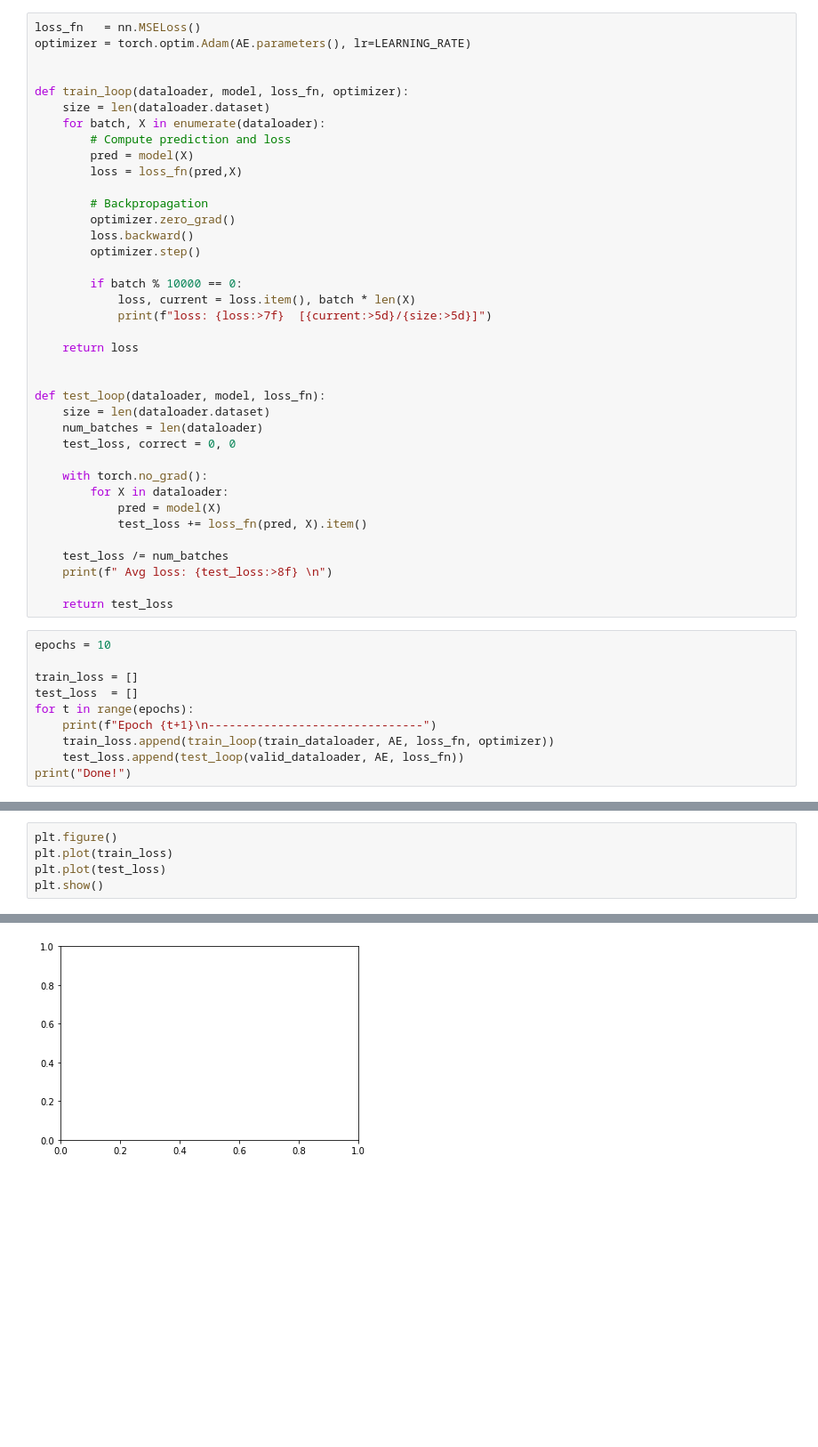
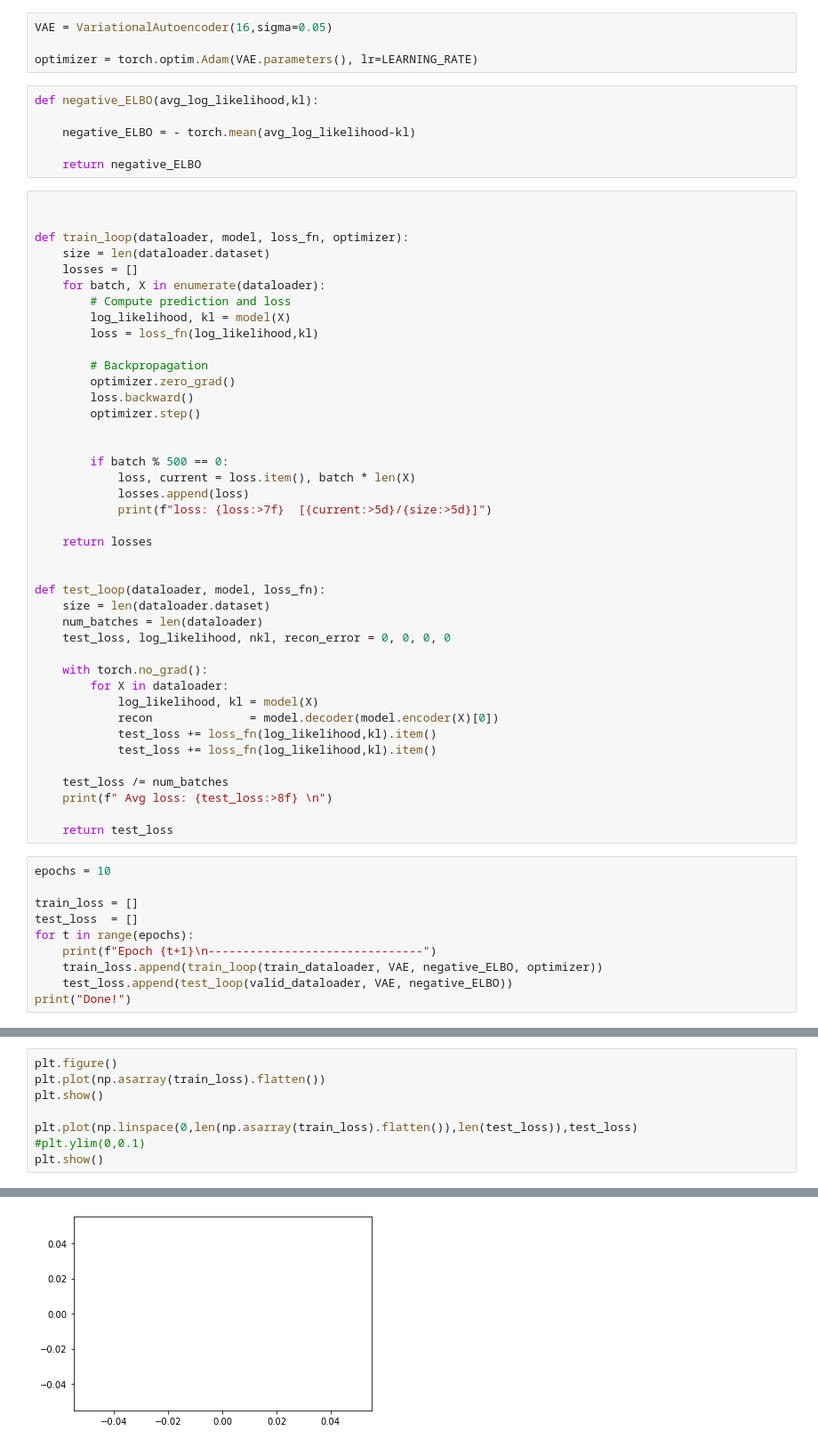
Before and after one commit to VMBoehm/ML_Lectures, a Jupyter notebook: IntroductionToVariationalAutoencoders_solutions.ipynb, the cells around one changed output, grey strips where cells are left out. Shown at 89% size. Drawn from its saved outputs; the diff is of its cells as text; blank space fills up the shorter version.

```diff
--- a/IntroductionToVariationalAutoencoders_solutions.ipynb
+++ b/IntroductionToVariationalAutoencoders_solutions.ipynb
@@ -228,36 +428,49 @@ AE = Autoencoder()
+# %%
+VAE = VariationalAutoencoder(16,sigma=0.05)
+
+optimizer = torch.optim.Adam(VAE.parameters(), lr=LEARNING_RATE)
+# %%
+def negative_ELBO(avg_log_likelihood,kl):
+
+    negative_ELBO = - torch.mean(avg_log_likelihood-kl)
+
+    return negative_ELBO
 # %%
-loss_fn   = nn.MSELoss()
-optimizer = torch.optim.Adam(AE.parameters(), lr=LEARNING_RATE)
 
 
 def train_loop(dataloader, model, loss_fn, optimizer):
     size = len(dataloader.dataset)
+    losses = []
     for batch, X in enumerate(dataloader):
         # Compute prediction and loss
-        pred = model(X)
-        loss = loss_fn(pred,X)
+        log_likelihood, kl = model(X)
+        loss = loss_fn(log_likelihood,kl)
 
         # Backpropagation
         optimizer.zero_grad()
         loss.backward()
         optimizer.step()
 
-        if batch % 10000 == 0:
+
+        if batch % 500 == 0:
             loss, current = loss.item(), batch * len(X)
+            losses.append(loss)
             print(f"loss: {loss:>7f}  [{current:>5d}/{size:>5d}]")
 
-    return loss
+    return losses
 
 
 def test_loop(dataloader, model, loss_fn):
     size = len(dataloader.dataset)
     num_batches = len(dataloader)
-    test_loss, correct = 0, 0
+    test_loss, log_likelihood, nkl, recon_error = 0, 0, 0, 0
 
     with torch.no_grad():
         for X in dataloader:
-            pred = model(X)
-            test_loss += loss_fn(pred, X).item()
+            log_likelihood, kl = model(X)
+            recon              = model.decoder(model.encoder(X)[0])
+            test_loss += loss_fn(log_likelihood,kl).item()
+            test_loss += loss_fn(log_likelihood,kl).item()
 
     test_loss /= num_batches
     print(f" Avg loss: {test_loss:>8f} \n")
@@ -270,8 +483,8 @@ train_loss = []
 test_loss  = []
 for t in range(epochs):
     print(f"Epoch {t+1}\n-------------------------------")
-    train_loss.append(train_loop(train_dataloader, AE, loss_fn, optimizer))
-    test_loss.append(test_loop(valid_dataloader, AE, loss_fn))
+    train_loss.append(train_loop(train_dataloader, VAE, negative_ELBO, optimizer))
+    test_loss.append(test_loop(valid_dataloader, VAE, negative_ELBO))
 print("Done!")
 # %% [output]
 Epoch 1
@@ -293,7 +506,10 @@ loss: 0.005218  [    0/50000]
 Done!
 # %%
 plt.figure()
-plt.plot(train_loss)
-plt.plot(test_loss)
+plt.plot(np.asarray(train_loss).flatten())
 plt.show()
+
+plt.plot(np.linspace(0,len(np.asarray(train_loss).flatten()),len(test_loss)),test_loss)
+#plt.ylim(0,0.1)
+plt.show()
 # %% [output]
@@ -301 +516 @@ RuntimeError: ignored
-[figure, old version]
+[figure, new version]
```
Also changed, not shown: parts of 39 cells of this notebook.
